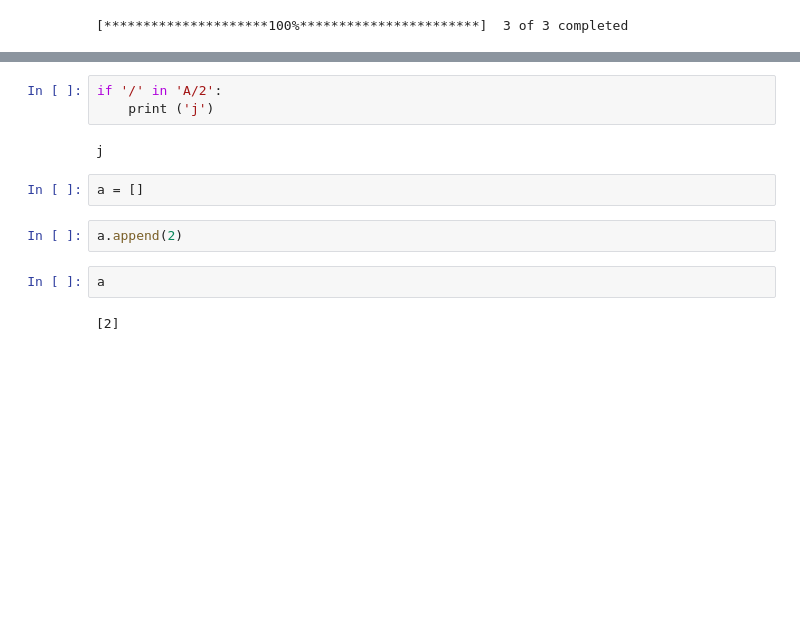
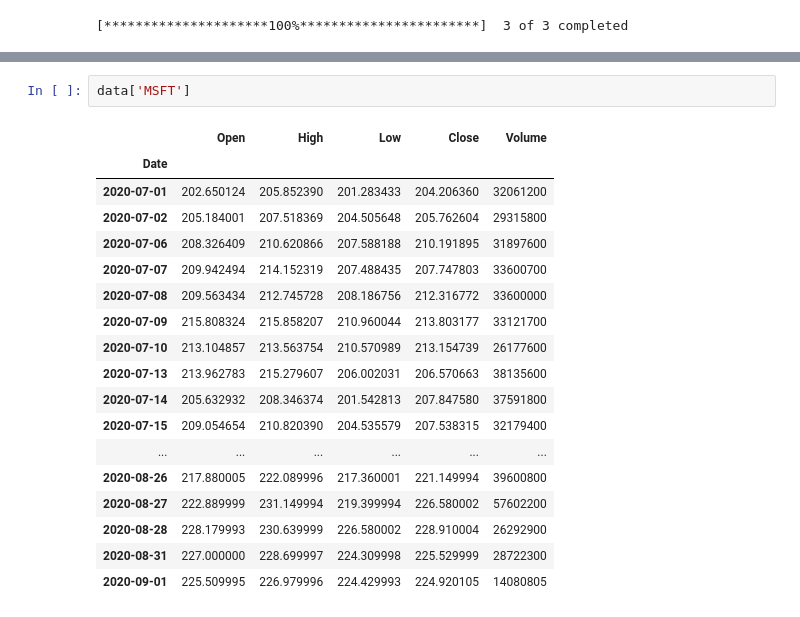
Before and after one commit to rghoward/projects, a Jupyter notebook: money/playing around.ipynb, the cells around one changed output, grey strips where cells are left out. Drawn from its saved outputs; the diff is of its cells as text; blank space fills up the shorter version.

```diff
--- a/money/playing around.ipynb
+++ b/money/playing around.ipynb
@@ -75,13 +101,21 @@ data
-# %%
-if '/' in 'A/2':
-    print ('j')
-# %% [output]
-j
-# %%
-a = []
-# %%
-a.append(2)
-# %%
-a
-# %% [output]
-[2]
+# %%
+data['MSFT']
+# %% [output]
+|  | Open | High | Low | Close | Volume |
+| Date |  |  |  |  |  |
+| 2020-07-01 | 202.650124 | 205.852390 | 201.283433 | 204.206360 | 32061200 |
+| 2020-07-02 | 205.184001 | 207.518369 | 204.505648 | 205.762604 | 29315800 |
+| 2020-07-06 | 208.326409 | 210.620866 | 207.588188 | 210.191895 | 31897600 |
+| 2020-07-07 | 209.942494 | 214.152319 | 207.488435 | 207.747803 | 33600700 |
+| 2020-07-08 | 209.563434 | 212.745728 | 208.186756 | 212.316772 | 33600000 |
+| 2020-07-09 | 215.808324 | 215.858207 | 210.960044 | 213.803177 | 33121700 |
+| 2020-07-10 | 213.104857 | 213.563754 | 210.570989 | 213.154739 | 26177600 |
+| 2020-07-13 | 213.962783 | 215.279607 | 206.002031 | 206.570663 | 38135600 |
+| 2020-07-14 | 205.632932 | 208.346374 | 201.542813 | 207.847580 | 37591800 |
+| 2020-07-15 | 209.054654 | 210.820390 | 204.535579 | 207.538315 | 32179400 |
+| ... | ... | ... | ... | ... | ... |
+| 2020-08-26 | 217.880005 | 222.089996 | 217.360001 | 221.149994 | 39600800 |
+| 2020-08-27 | 222.889999 | 231.149994 | 219.399994 | 226.580002 | 57602200 |
+| 2020-08-28 | 228.179993 | 230.639999 | 226.580002 | 228.910004 | 26292900 |
+| 2020-08-31 | 227.000000 | 228.699997 | 224.309998 | 225.529999 | 28722300 |
+| 2020-09-01 | 225.509995 | 226.979996 | 224.429993 | 224.920105 | 14080805 |
```
Also changed, not shown: parts of 4 cells of this notebook, 9 other files.
